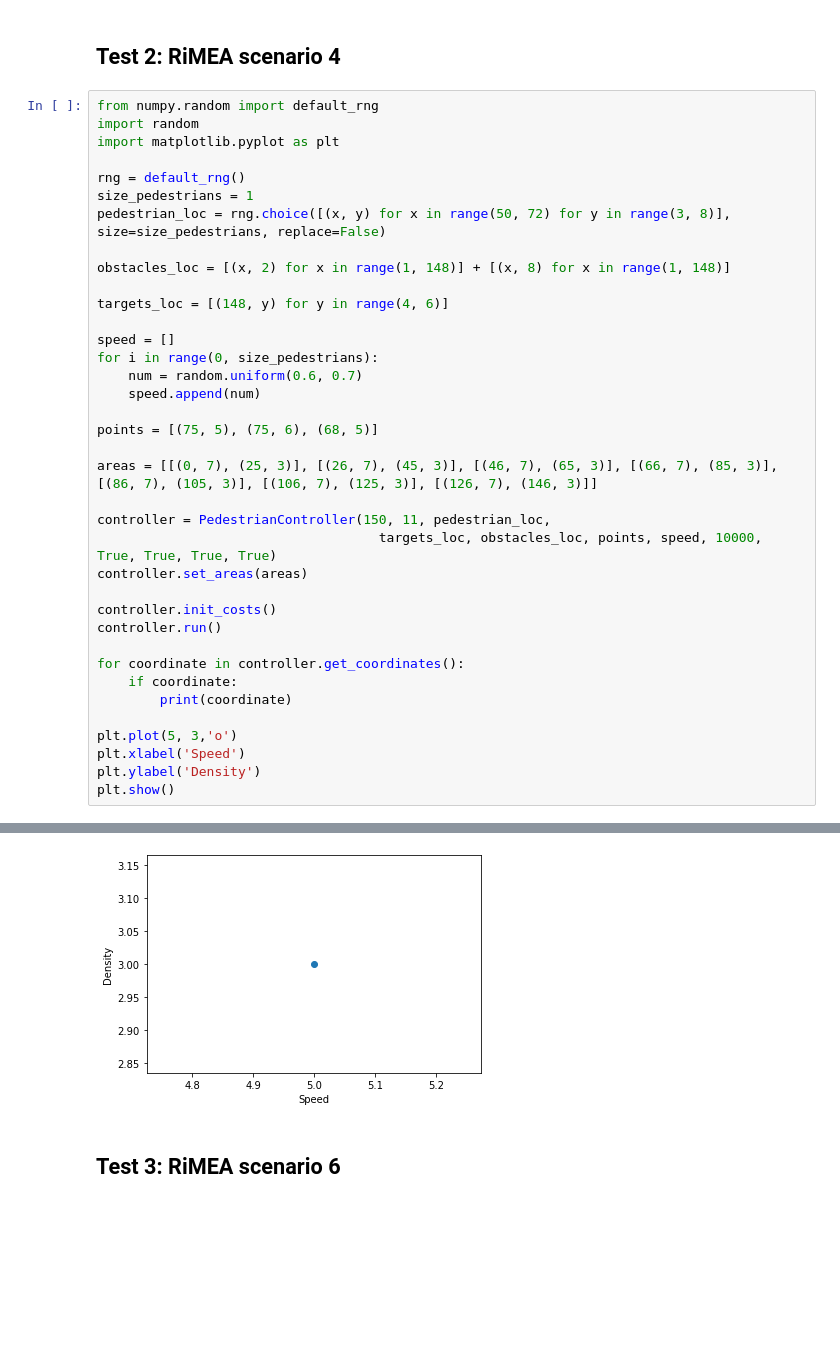
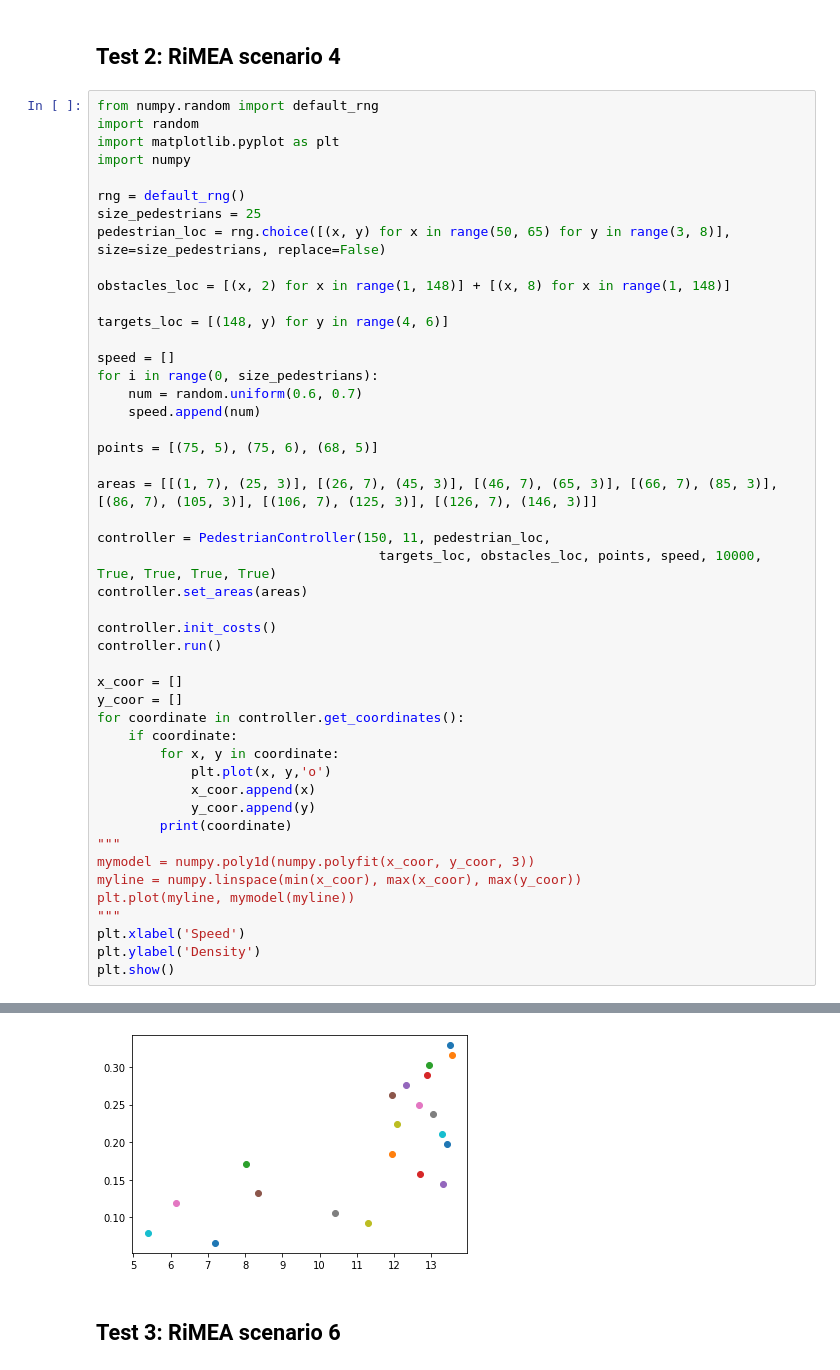
Before and after one commit to christinanb/cellular-automation, a Jupyter notebook: Simulation.ipynb, the cells around one changed output, grey strips where cells are left out. Saved outputs shown, nothing was run; the diff lists cells and outputs as text; blank space fills up the shorter version.

```diff
--- a/Simulation.ipynb
+++ b/Simulation.ipynb
@@ -146,10 +146,11 @@ SystemExit:
 from numpy.random import default_rng
 import random
 import matplotlib.pyplot as plt
+import numpy
 
 rng = default_rng()
-size_pedestrians = 1
-pedestrian_loc = rng.choice([(x, y) for x in range(50, 72) for y in range(3, 8)], size=size_pedestrians, replace=False)
+size_pedestrians = 25
+pedestrian_loc = rng.choice([(x, y) for x in range(50, 65) for y in range(3, 8)], size=size_pedestrians, replace=False)
 
 obstacles_loc = [(x, 2) for x in range(1, 148)] + [(x, 8) for x in range(1, 148)]
 
@@ -162,7 +163,7 @@ for i in range(0, size_pedestrians):
 
 points = [(75, 5), (75, 6), (68, 5)]
 
-areas = [[(0, 7), (25, 3)], [(26, 7), (45, 3)], [(46, 7), (65, 3)], [(66, 7), (85, 3)], [(86, 7), (105, 3)], [(106, 7), (125, 3)], [(126, 7), (146, 3)]]
+areas = [[(1, 7), (25, 3)], [(26, 7), (45, 3)], [(46, 7), (65, 3)], [(66, 7), (85, 3)], [(86, 7), (105, 3)], [(106, 7), (125, 3)], [(126, 7), (146, 3)]]
 
 controller = PedestrianController(150, 11, pedestrian_loc,
                                     targets_loc, obstacles_loc, points, speed, 10000, True, True, True, True)
@@ -171,11 +172,20 @@ controller.set_areas(areas)
 controller.init_costs()
 controller.run()
 
+x_coor = []
+y_coor = []
 for coordinate in controller.get_coordinates():
     if coordinate:
+        for x, y in coordinate:
+            plt.plot(x, y,'o')
+            x_coor.append(x)
+            y_coor.append(y)
         print(coordinate)
-
-plt.plot(5, 3,'o')
+"""
+mymodel = numpy.poly1d(numpy.polyfit(x_coor, y_coor, 3))
+myline = numpy.linspace(min(x_coor), max(x_coor), max(y_coor))
+plt.plot(myline, mymodel(myline))
+"""
 plt.xlabel('Speed')
 plt.ylabel('Density')
 plt.show()
@@ -185,4 +195,4 @@ plt.show()
-[figure, old version]
+[figure, new version]
 # %% [markdown]
 ## Test 3: RiMEA scenario 6
 # %%
```
Also changed, not shown: parts of 1 cell of this notebook, 1 other file.
